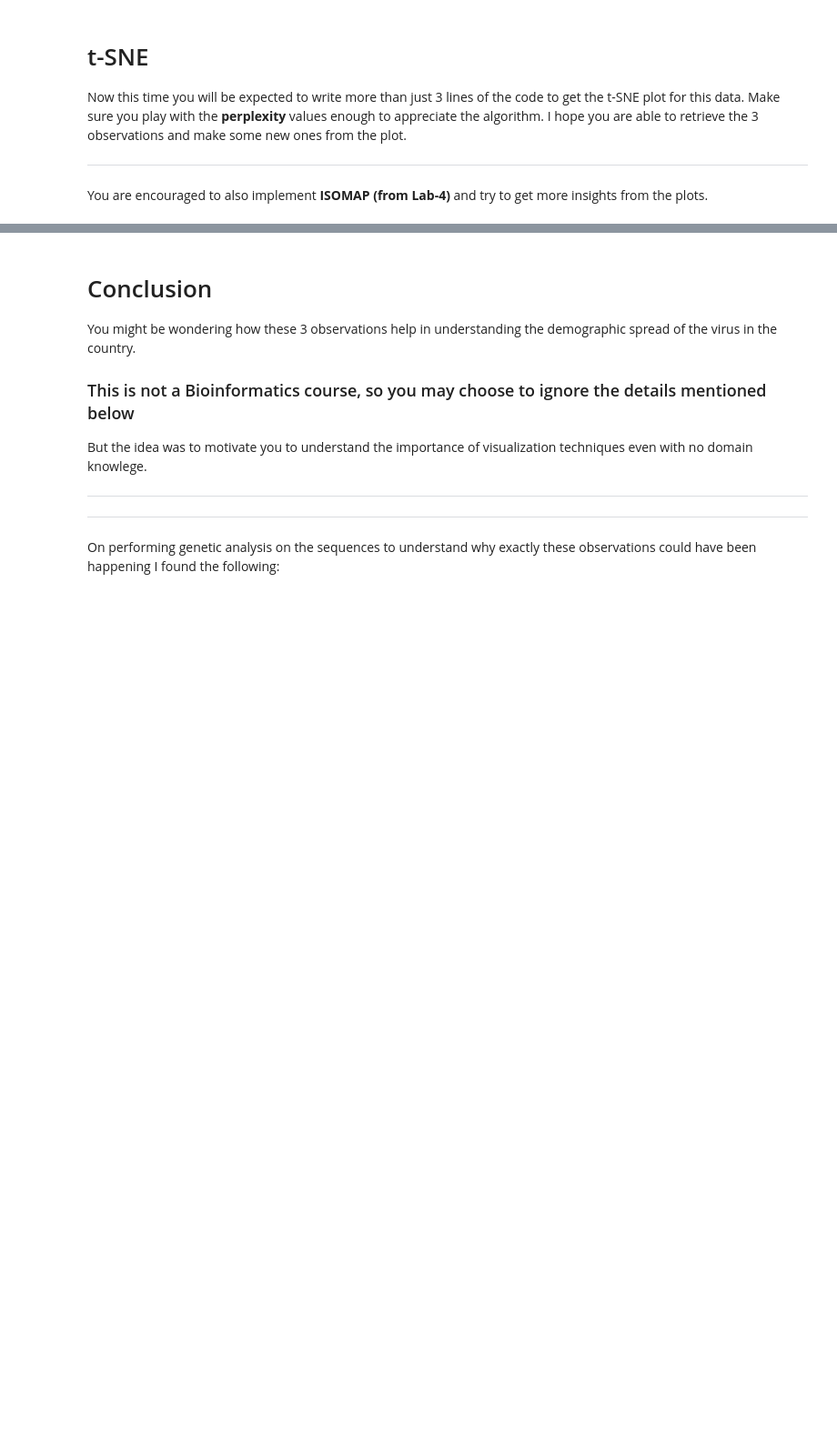
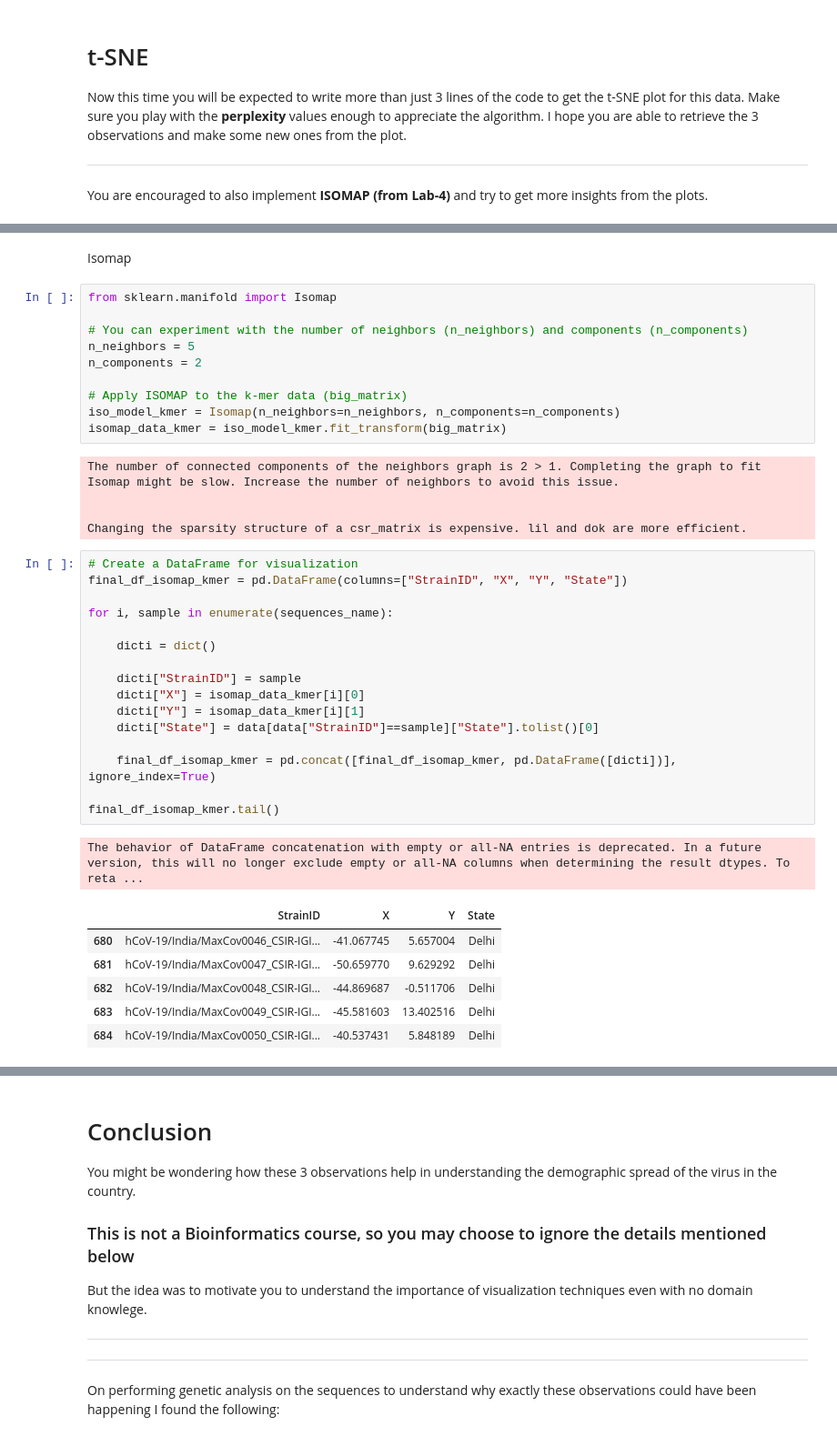
Before and after one commit to swasvika/Linear_algebra_lab_notes, a Jupyter notebook: AIML_Project_Module_2.ipynb, the cells around one changed output, grey strips where cells are left out. Shown at 91% size. Drawn from its saved outputs; the diff is of its cells as text; blank space fills up the shorter version.

```diff
--- a/AIML_Project_Module_2.ipynb
+++ b/AIML_Project_Module_2.ipynb
@@ -404,0 +619,41 @@ You are encouraged to also implement **ISOMAP (from Lab-4)** and try to get more
+# %% [markdown]
+Isomap
+# %%
+from sklearn.manifold import Isomap
+
+# You can experiment with the number of neighbors (n_neighbors) and components (n_components)
+n_neighbors = 5
+n_components = 2
+
+# Apply ISOMAP to the k-mer data (big_matrix)
+iso_model_kmer = Isomap(n_neighbors=n_neighbors, n_components=n_components)
+isomap_data_kmer = iso_model_kmer.fit_transform(big_matrix)
+# %% [output]
+The number of connected components of the neighbors graph is 2 > 1. Completing the graph to fit Isomap might be slow. Increase the number of neighbors to avoid this issue.
+
+
+Changing the sparsity structure of a csr_matrix is expensive. lil and dok are more efficient.
+# %%
+# Create a DataFrame for visualization
+final_df_isomap_kmer = pd.DataFrame(columns=["StrainID", "X", "Y", "State"])
+
+for i, sample in enumerate(sequences_name):
+
+    dicti = dict()
+
+    dicti["StrainID"] = sample
+    dicti["X"] = isomap_data_kmer[i][0]
+    dicti["Y"] = isomap_data_kmer[i][1]
+    dicti["State"] = data[data["StrainID"]==sample]["State"].tolist()[0]
+
+    final_df_isomap_kmer = pd.concat([final_df_isomap_kmer, pd.DataFrame([dicti])], ignore_index=True)
+
+final_df_isomap_kmer.tail()
+# %% [output]
+The behavior of DataFrame concatenation with empty or all-NA entries is deprecated. In a future version, this will no longer exclude empty or all-NA columns when determining the result dtypes. To reta ...
+|  | StrainID | X | Y | State |
+| 680 | hCoV-19/India/MaxCov0046_CSIR-IGI... | -41.067745 | 5.657004 | Delhi |
+| 681 | hCoV-19/India/MaxCov0047_CSIR-IGI... | -50.659770 | 9.629292 | Delhi |
+| 682 | hCoV-19/India/MaxCov0048_CSIR-IGI... | -44.869687 | -0.511706 | Delhi |
+| 683 | hCoV-19/India/MaxCov0049_CSIR-IGI... | -45.581603 | 13.402516 | Delhi |
+| 684 | hCoV-19/India/MaxCov0050_CSIR-IGI... | -40.537431 | 5.848189 | Delhi |
```
Also changed, not shown: parts of 26 cells of this notebook.
